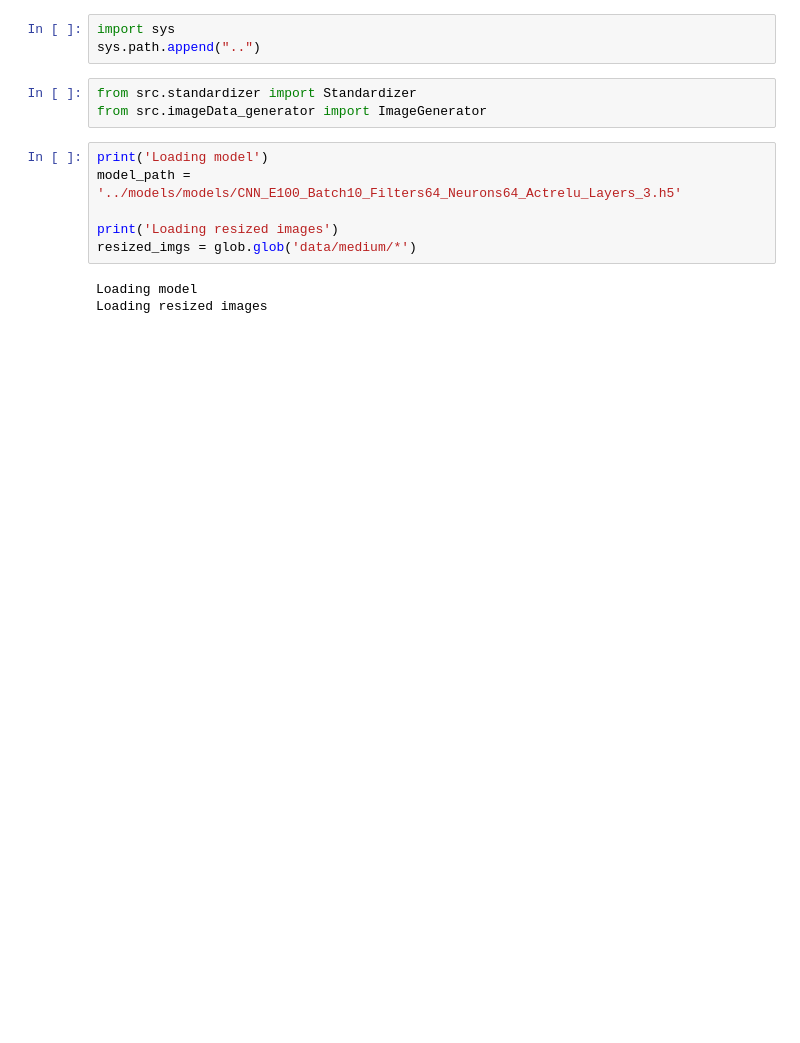
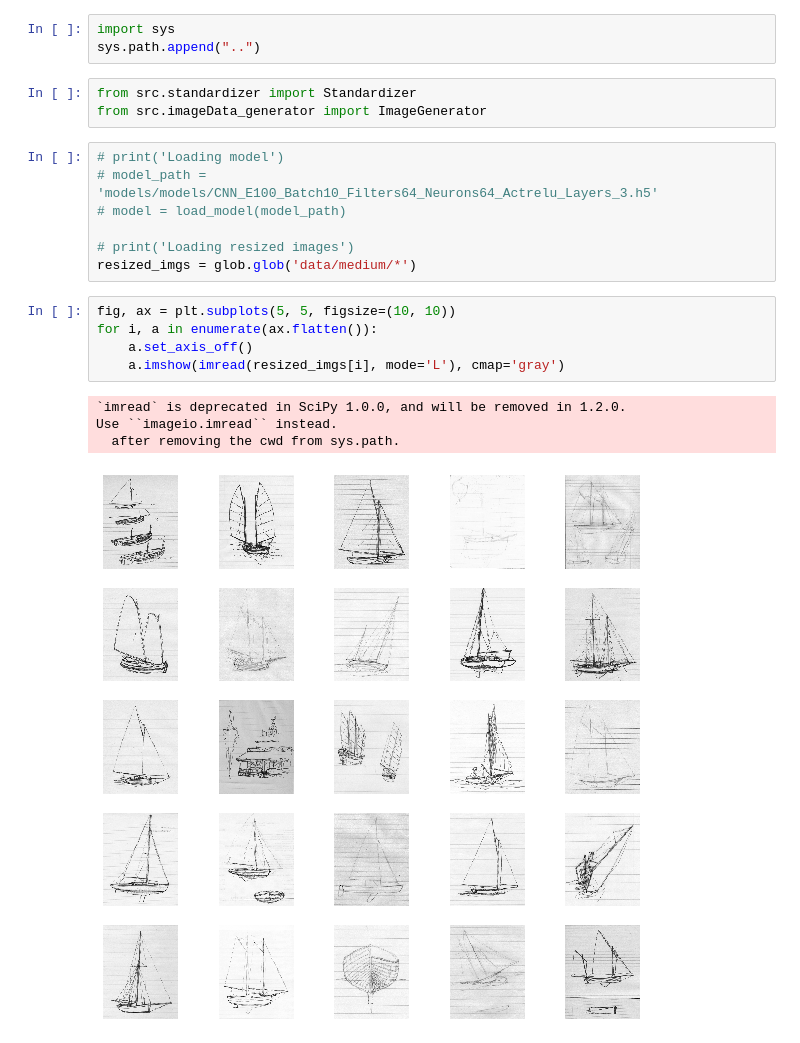
Before and after one commit to reiffd7/line_remover_, a Jupyter notebook: notebooks/CNN_demo.ipynb, the cells around one changed output. Cells and saved outputs as stored; diff of their text form; blank space fills up the shorter version.

```diff
--- a/notebooks/CNN_demo.ipynb
+++ b/notebooks/CNN_demo.ipynb
@@ -14,11 +16,19 @@ sys.path.append("..")
 from src.standardizer import Standardizer
 from src.imageData_generator import ImageGenerator
 # %%
-print('Loading model')
-model_path = '../models/models/CNN_E100_Batch10_Filters64_Neurons64_Actrelu_Layers_3.h5'
+# print('Loading model')
+# model_path = 'models/models/CNN_E100_Batch10_Filters64_Neurons64_Actrelu_Layers_3.h5'
+# model = load_model(model_path)
 
-print('Loading resized images')
+# print('Loading resized images')
 resized_imgs = glob.glob('data/medium/*')
-# %% [output]
-Loading model
-Loading resized images
+# %%
+fig, ax = plt.subplots(5, 5, figsize=(10, 10))
+for i, a in enumerate(ax.flatten()):
+    a.set_axis_off()
+    a.imshow(imread(resized_imgs[i], mode='L'), cmap='gray')
+# %% [output]
+`imread` is deprecated in SciPy 1.0.0, and will be removed in 1.2.0.
+Use ``imageio.imread`` instead.
+  after removing the cwd from sys.path.
+[figure, added]
```
Also changed, not shown: parts of 20 cells of this notebook, 37 other files.
